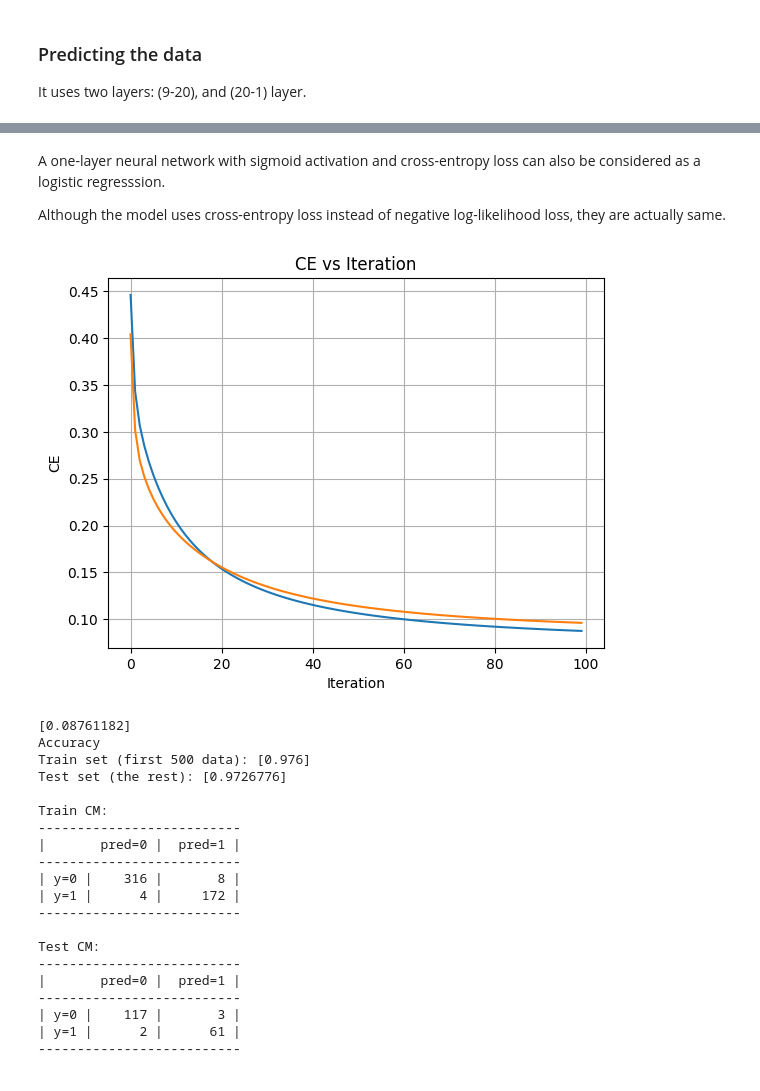
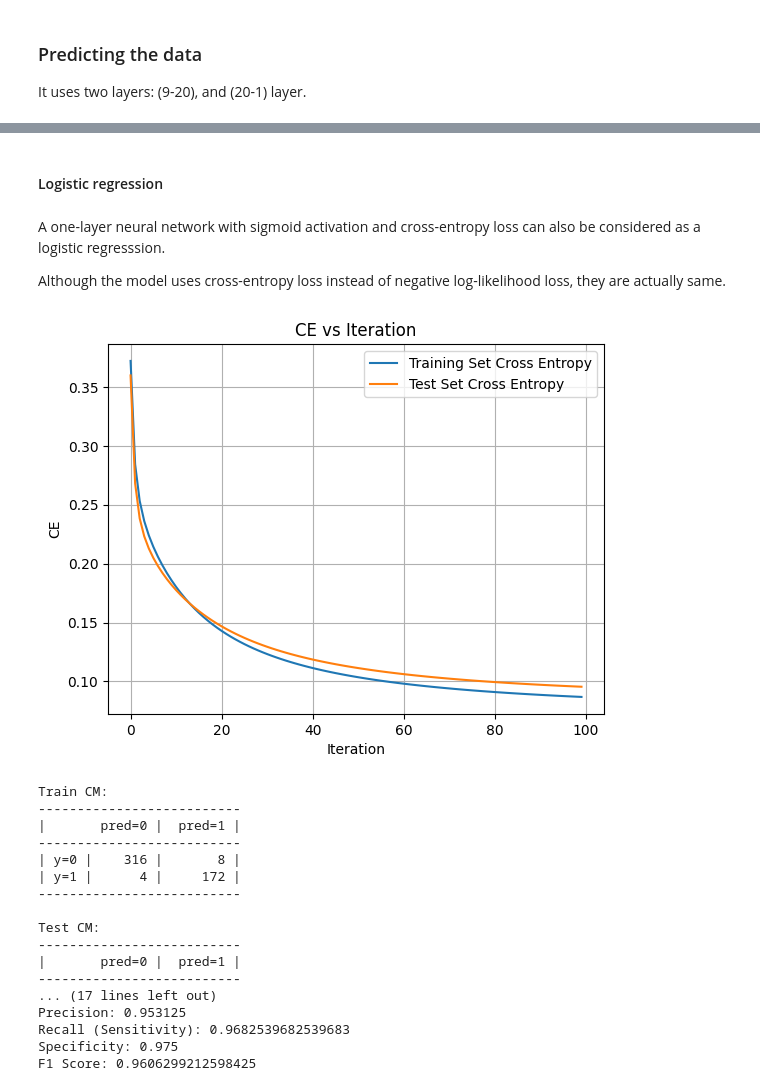
Before and after one commit to psamtam/MLiSP1_MLModel_from_scratch, a Jupyter notebook: NN.ipynb, the cells around one changed output, grey strips where cells are left out. Saved outputs shown, nothing was run; the diff lists cells and outputs as text; code cells hidden in the pictures.

```diff
--- a/NN.ipynb
+++ b/NN.ipynb
@@ -420,3 +447,5 @@ Test CM:
+# %% [markdown]
+#### Logistic regression
 # %% [markdown]
 A one-layer neural network with sigmoid activation and cross-entropy loss can also be considered as a logistic regresssion.
 
@@ -425,43 +454,51 @@ Although the model uses cross-entropy loss instead of negative log-likelihood lo
 model = Model("cross_entropy")
 model.add(Layer(9, 1, "sigmoid"))
 
 ce_list = []
 ce_test = []
 
 for epoch in range(100):
   model.train_one_cycle(X.values[:500], y.values[:500], learning_rate=0.1, batch_size=20)
   ce = model.cross_entropy(X.values[:500], y.values[:500])
   ce_list.append(ce)
   ce_test.append(model.cross_entropy(X.values[500:], y.values[500:]))
 
 plt.plot(ce_list, label="Training Set Cross Entropy")
 plt.plot(ce_test, label="Test Set Cross Entropy")
 plt.xlabel("Iteration")
 plt.ylabel("CE")
 plt.title("CE vs Iteration")
+plt.legend()
 plt.grid(True)
 plt.show()
-print(ce_list[-1])
-print("Accuracy")
-print(f"Train set (first 500 data): {model.accuracy(X.values[:500], y.values[:500])}")
-print(f"Test set (the rest): {model.accuracy(X.values[500:], y.values[500:])}")
 
 train_cm = model.confusion_matrix(X.values[:500], y.values[:500])
 test_cm = model.confusion_matrix(X.values[500:], y.values[500:])
 
 print()
 print("Train CM: ")
 model.visualiseCM(train_cm)
 print()
 print("Test CM: ")
 model.visualiseCM(test_cm)
+print()
+print(f"Training set:\n{30*'*'}")
+print(f"Accuracy: {model.accuracy(train_cm)}")
+print(f"Balanced accuracy: {model.balanced_accuracy(train_cm)}")
+print(f"Precision: {model.precision(train_cm)}")
+print(f"Recall (Sensitivity): {model.recall(train_cm)}")
+print(f"Specificity: {model.specificity(train_cm)}")
+print(f"F1 Score: {model.f1_score(train_cm)}")
+print()
+print(f"Test set:\n{30*'*'}")
+print(f"Accuracy: {model.accuracy(test_cm)}")
+print(f"Balanced accuracy: {model.balanced_accuracy(test_cm)}")
+print(f"Precision: {model.precision(test_cm)}")
+print(f"Recall (Sensitivity): {model.recall(test_cm)}")
+print(f"Specificity: {model.specificity(test_cm)}")
+print(f"F1 Score: {model.f1_score(test_cm)}")
 # %% [output]
-[figure, old version]
+[figure, new version]
-[0.08761182]
-Accuracy
-Train set (first 500 data): [0.976]
-Test set (the rest): [0.9726776]
-
 Train CM:
 --------------------------
 |       pred=0 |  pred=1 |
@@ -474,6 +511,8 @@ Test CM:
 --------------------------
 |       pred=0 |  pred=1 |
 --------------------------
-| y=0 |    117 |       3 |
-| y=1 |      2 |      61 |
---------------------------
+... (17 lines left out)
+Precision: 0.953125
+Recall (Sensitivity): 0.9682539682539683
+Specificity: 0.975
+F1 Score: 0.9606299212598425
```
Also changed, not shown: parts of 4 cells of this notebook.
